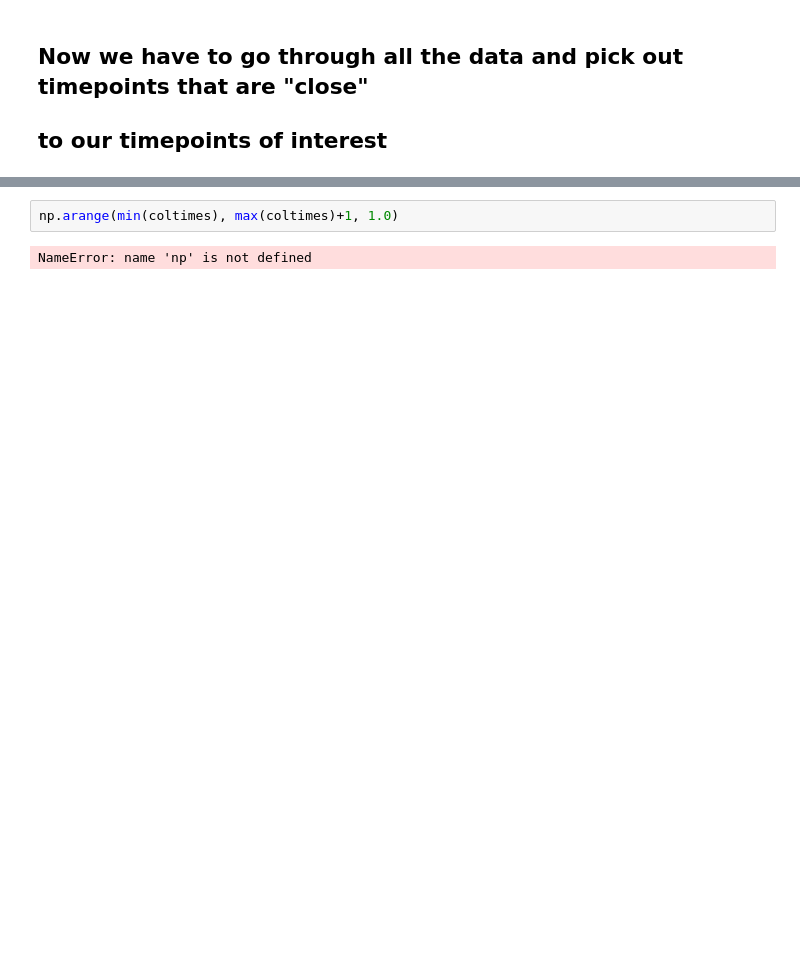
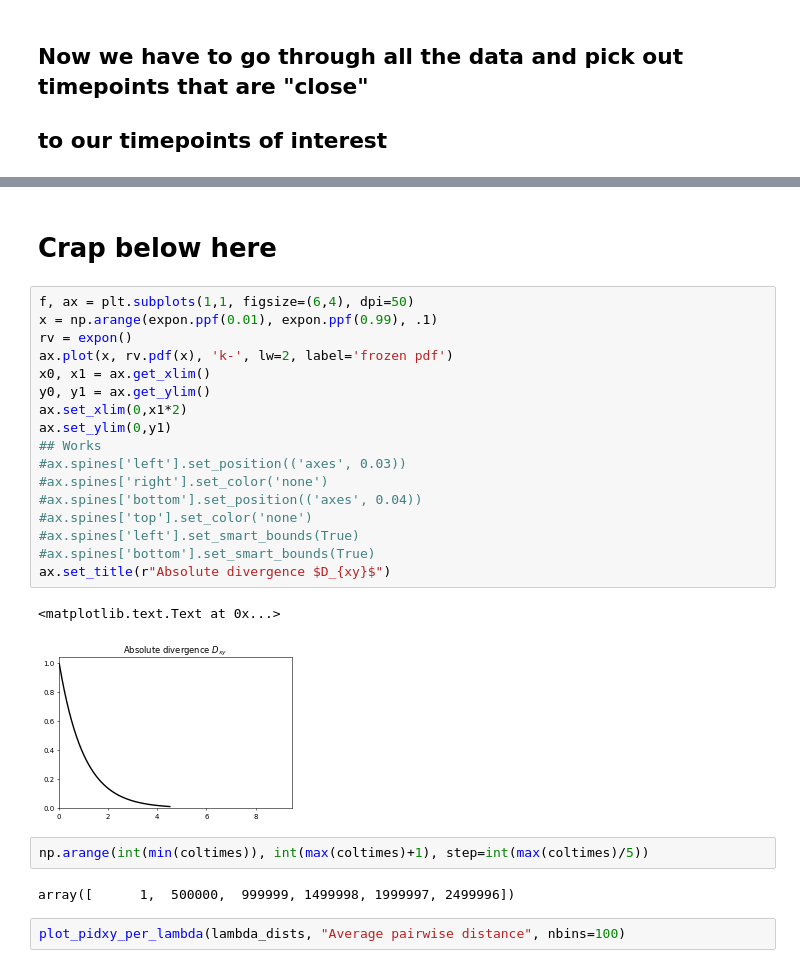
Before and after one commit to isaacovercast/gimmeSAD, a Jupyter notebook: ipython-notebooks/gimmeSAD-colonization_rate_distribution.ipynb, the cells around one changed output, grey strips where cells are left out. Saved outputs shown, nothing was run; the diff lists cells and outputs as text; blank space fills up the shorter version.

```diff
--- a/ipython-notebooks/gimmeSAD-colonization_rate_distribution.ipynb
+++ b/ipython-notebooks/gimmeSAD-colonization_rate_distribution.ipynb
@@ -109,4 +231,28 @@ plt.plot(x, rv.pdf(x), 'k-', lw=2, label='frozen pdf')
+# %% [markdown]
+# Crap below here
+# %%
+f, ax = plt.subplots(1,1, figsize=(6,4), dpi=50)
+x = np.arange(expon.ppf(0.01), expon.ppf(0.99), .1)
+rv = expon()
+ax.plot(x, rv.pdf(x), 'k-', lw=2, label='frozen pdf')
+x0, x1 = ax.get_xlim()
+y0, y1 = ax.get_ylim()
+ax.set_xlim(0,x1*2)
+ax.set_ylim(0,y1)
+## Works
+#ax.spines['left'].set_position(('axes', 0.03))
+#ax.spines['right'].set_color('none')
+#ax.spines['bottom'].set_position(('axes', 0.04))
+#ax.spines['top'].set_color('none')
+#ax.spines['left'].set_smart_bounds(True)
+#ax.spines['bottom'].set_smart_bounds(True)
+ax.set_title(r"Absolute divergence $D_{xy}$")
+# %% [output]
+<matplotlib.text.Text at 0x...>
+[figure, added]
 # %%
-np.arange(min(coltimes), max(coltimes)+1, 1.0)
+np.arange(int(min(coltimes)), int(max(coltimes)+1), step=int(max(coltimes)/5))
 # %% [output]
-NameError: name 'np' is not defined
+array([      1,  500000,  999999, 1499998, 1999997, 2499996])
+# %%
+plot_pidxy_per_lambda(lambda_dists, "Average pairwise distance", nbins=100)
```
Also changed, not shown: parts of 17 cells of this notebook.
